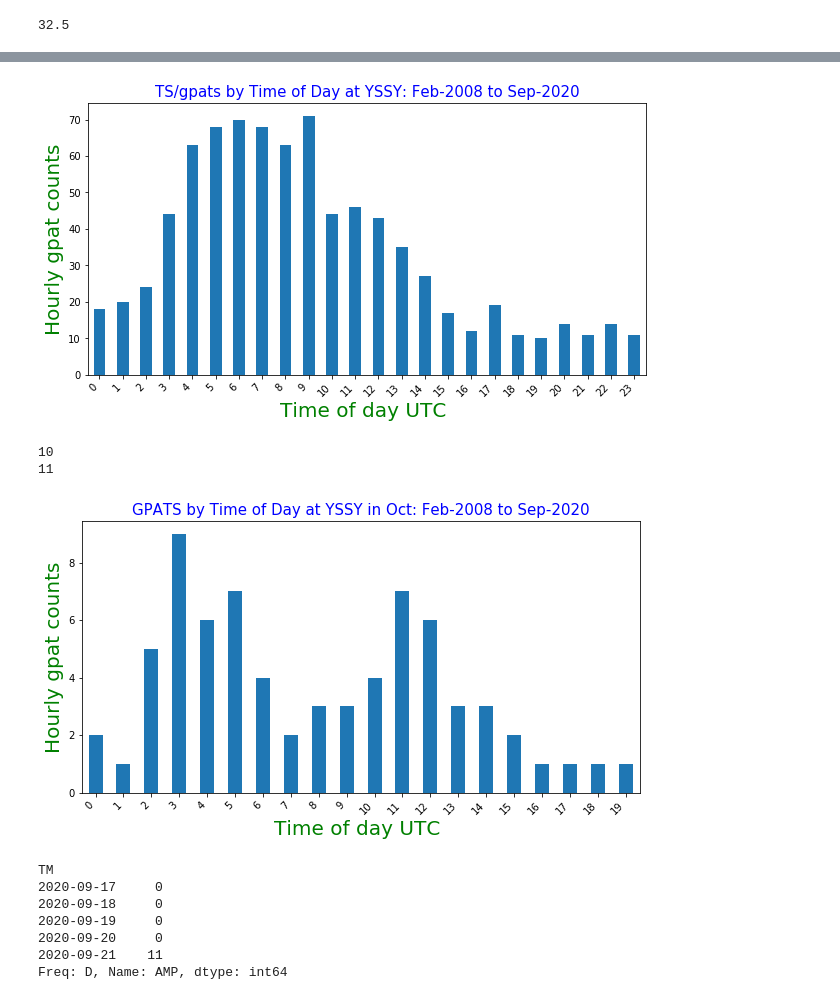
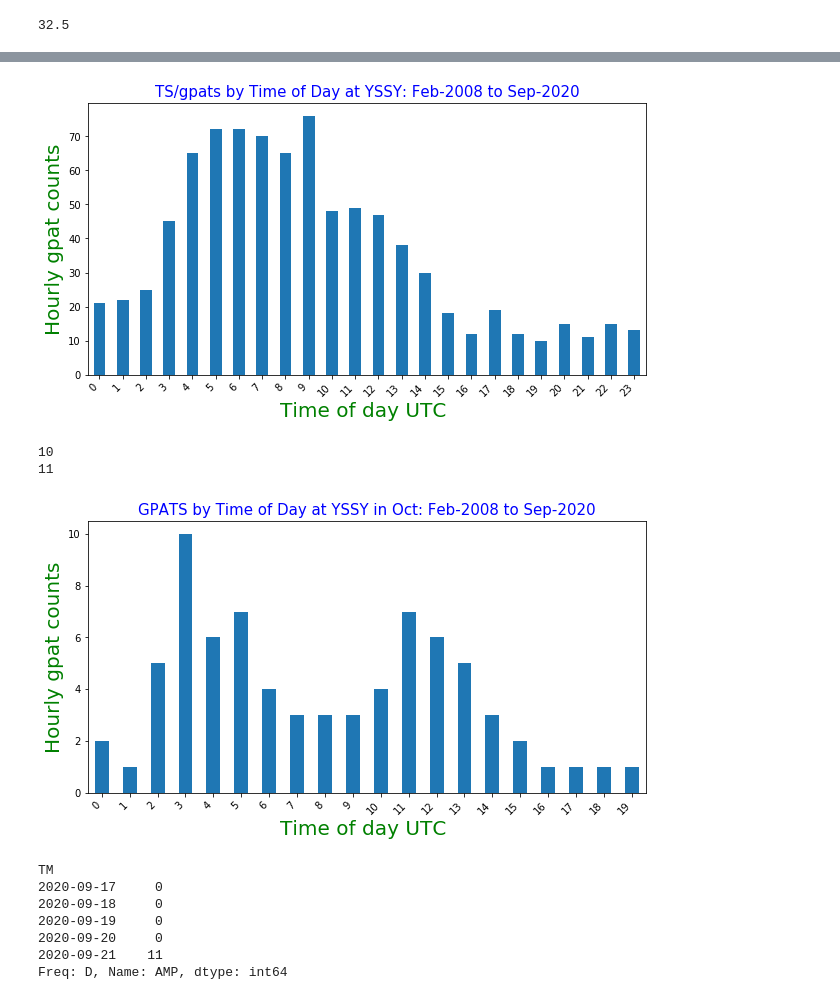
Before and after one commit to launda/avguide, a Jupyter notebook: Sydney_Basin_Storms.ipynb, the cells around one changed output, grey strips where cells are left out. Drawn from its saved outputs; the diff is of its cells as text; code cells hidden in the pictures.

```diff
--- a/Sydney_Basin_Storms.ipynb
+++ b/Sydney_Basin_Storms.ipynb
@@ -209,6 +257,11 @@ g1_hour = pd.read_csv(gpats_file,parse_dates=True, index_col='TM')\
           .agg(dict(LATITUDE='mean', LONGITUDE='mean', AMP='count'))\
           .dropna()\
           .resample('H')['AMP'].count()
+
+# actually this gives same result without the double resample hassles
+g1_hour = pd.read_csv(gpats_file,parse_dates=True, index_col='TM')\
+          .resample('H')['AMP'].count()
+
 g1_hour = g1_hour.loc[g1_hour>1]
 gpats_by_hour = g1_hour.groupby(g1_hour.index.hour).count() # NB not sum() !
 # gpats_by_hour/24
@@ -231,7 +284,7 @@ ax.set_xticklabels(xlabels,rotation=45, horizontalalignment='right')
 #g.set_xticklabels(ax.get_xticklabels(), rotation=45, horizontalalignment='right')
 ax.tick_params(labelsize=10)
 # %% [output]
-[figure, old version]
+[figure, new version]
 # %%
 dict_mon
 keys = list(dict_mon.keys())
@@ -250,37 +303,38 @@ g1_hour = pd.read_csv(gpats_file,parse_dates=True, index_col='TM')\
           .dropna()\
           .resample('H')['AMP'].count()
 
-#g1_hour = pd.read_csv(gpats_file,parse_dates=True, index_col='TM')\
-#          .resample('H')['AMP'].count()
+# actually this gives same result without the double resample hassles
+g1_hour = pd.read_csv(gpats_file,parse_dates=True, index_col='TM')\
+          .resample('H')['AMP'].count()
 
 g1_hour = g1_hour.loc[g1_hour>1]   # only keep data with > 1 gpat count per hour
 
 # hourly trend for October only
 mon=keys[vals.index('Oct')]
 g1_hour = g1_hour.loc[g1_hour.index.month==mon]
 gpats_by_hour = g1_hour.groupby(g1_hour.index.hour).count()
 # gpats_by_hour/24
 
 
 fig, ax = plt.subplots(figsize=(10,5), nrows=1, ncols=1 )
 gpats_by_hour.plot( kind='bar', ax=ax)
 title = f'GPATS by Time of Day at {sta} in {dict_mon[mon]}: \
 {ts_days.index[0].strftime("%b-%Y")} to {ts_days.index[-1].strftime("%b-%Y")}'
 ax.set_title(title, color='b',fontsize=15)
 ax.set_ylabel('Hourly gpat counts', color='g', fontsize=20)
 ax.set_xlabel('Time of day UTC ', color='g', fontsize=20)
 # g.get_xticks() [ 0  1  2  3  4  5  6  7  8  9 10]
 
 xlabels=[x for x in ax.get_xticks()]
 
 # xlabels=list( map( lambda x : dict_mon[x], ax.get_xticks()+2) )  # both give same result
 
 # xlabels = ['{:,.2f}'.format(x) + 'K' for x in ax.get_xticks()/1000]
 ax.set_xticklabels(xlabels,rotation=45, horizontalalignment='right')
 #g.set_xticklabels(ax.get_xticklabels(), rotation=45, horizontalalignment='right')
 ax.tick_params(labelsize=10)
 # %% [output]
-[figure, old version]
+[figure, new version]
 # %%
 '''
 resample data to 1min
```
Also changed, not shown: parts of 9 cells of this notebook.
